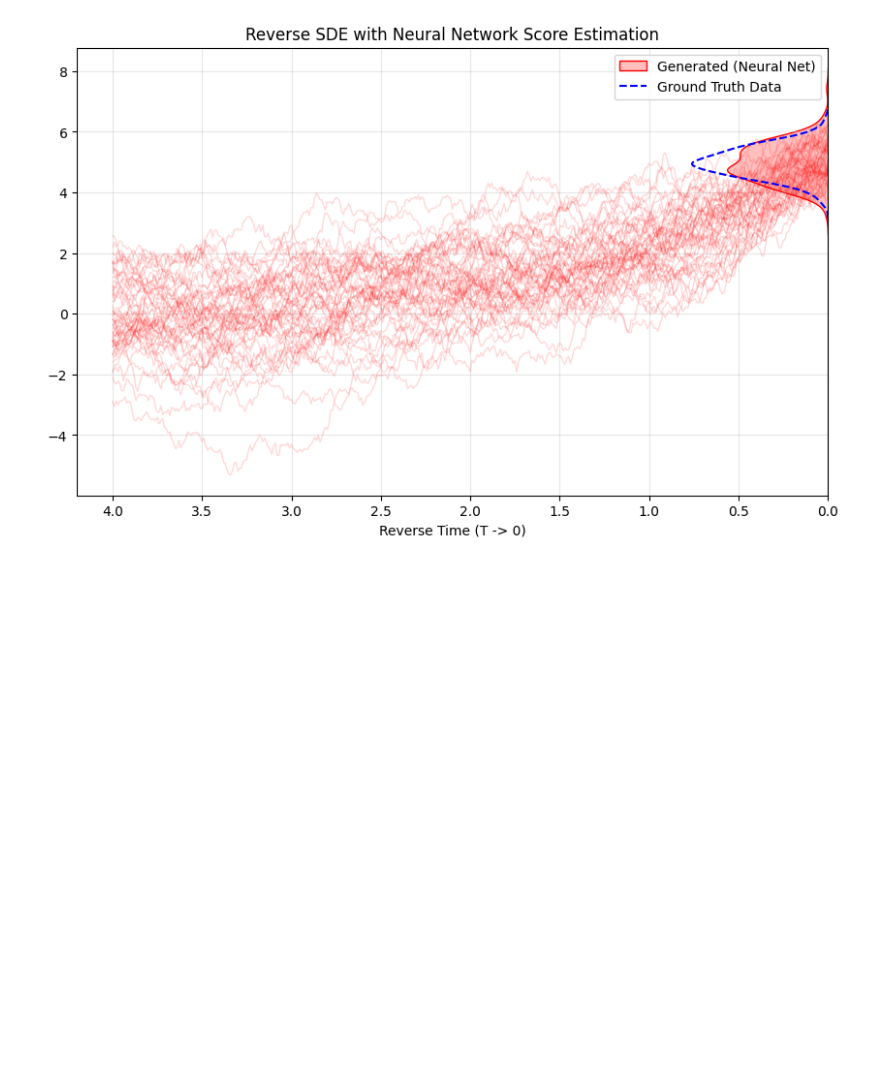
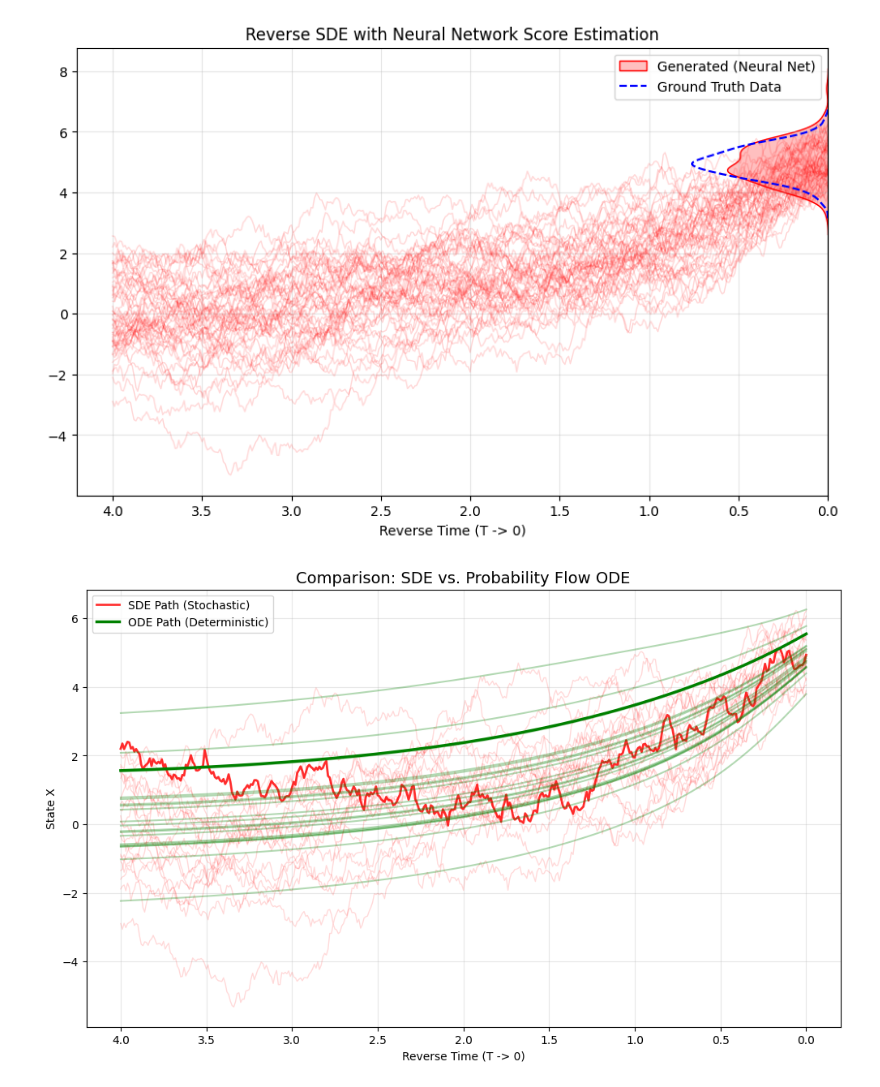
Before and after one commit to XuanWeiWang-999/2025Autumn_ML-project-DiffusionModel_02, a Jupyter notebook: 20260128_code/OUprocess_EulerMaruyama.ipynb, the cells around one changed output. Saved outputs shown, nothing was run; the diff lists cells and outputs as text; code cells hidden in the pictures; blank space fills up the shorter version.

```diff
--- a/20260128_code/OUprocess_EulerMaruyama.ipynb
+++ b/20260128_code/OUprocess_EulerMaruyama.ipynb
@@ -331,3 +331,75 @@ Epoch 4000, Loss: 0.397594
 Epoch 4500, Loss: 0.489946
 [figure]
 [figure]
+# %%
+def neural_ode_sampling(model, n_sims=20):
+    # 參數設定同上
+    T = 4.0
+    dt = 0.01
+    steps = int(T / dt)
+
+    # 1. 初始點：從 Prior (OU 穩態) 採樣
+    # 注意：ODE 對初始點非常敏感，因為它是確定性的。
+    # 不同的初始雜訊會精確對應到不同的生成結果。
+    prior_std = np.sqrt(sigma_ou**2 / (2*theta))
+    x_ode = torch.randn(n_sims, 1) * prior_std + mu_ou
+
+    trajectory = [x_ode.numpy().flatten()]
+
+    with torch.no_grad():
+        for i in range(steps):
+            t_curr_val = T - i * dt
+            t_tensor = torch.ones(n_sims, 1) * t_curr_val
+
+            # 預測 Score
+            score = model(x_ode, t_tensor)
+
+            # --- Probability Flow ODE 公式 ---
+            # dX = [f(x) - 0.5 * g^2 * score] * (-dt)
+            # 注意係數是 0.5 * sigma^2
+            f_x = theta * (mu_ou - x_ode)
+            g_sq = sigma_ou**2
+
+            # ODE Drift term
+            ode_drift = f_x - 0.5 * g_sq * score
+
+            # 更新 (沒有 + sigma * dw 的隨機項)
+            x_ode = x_ode - ode_drift * dt
+
+            trajectory.append(x_ode.numpy().flatten())
+
+    return np.array(trajectory)
+
+# --- 執行並繪圖 ---
+# 1. 生成 ODE 軌跡 (綠色)
+ode_trajs = neural_ode_sampling(trained_model, n_sims=20)
+
+# 2. 為了對比，我們取 SDE 的前 20 條軌跡 (紅色)
+# (假設 neural_trajs 變數還在記憶體中，如果不在請重新執行上一段 SDE sampling)
+sde_trajs = neural_trajs[:, :20]
+
+plt.figure(figsize=(12, 7))
+time_axis_rev = np.linspace(4.0, 0, ode_trajs.shape[0])
+
+# 畫 SDE (紅色，抖動)
+for i in range(sde_trajs.shape[1]):
+    plt.plot(time_axis_rev, sde_trajs[:, i], color='red', alpha=0.15, lw=1)
+# 畫 SDE 的一條代表線 (加粗)
+plt.plot(time_axis_rev, sde_trajs[:, 0], color='red', alpha=0.8, lw=2, label='SDE Path (Stochastic)')
+
+# 畫 ODE (綠色，平滑)
+for i in range(ode_trajs.shape[1]):
+    plt.plot(time_axis_rev, ode_trajs[:, i], color='green', alpha=0.3, lw=1.5)
+# 畫 ODE 的一條代表線 (加粗)
+plt.plot(time_axis_rev, ode_trajs[:, 0], color='green', alpha=1.0, lw=2.5, label='ODE Path (Deterministic)')
+
+# 畫目標分佈
+plt.title("Comparison: SDE vs. Probability Flow ODE", fontsize=14)
+plt.xlabel("Reverse Time (T -> 0)")
+plt.ylabel("State X")
+plt.legend()
+plt.gca().invert_xaxis()
+plt.grid(True, alpha=0.3)
+plt.show()
+# %% [output]
+[figure, added]
```
Also changed, not shown: 2 other files.
